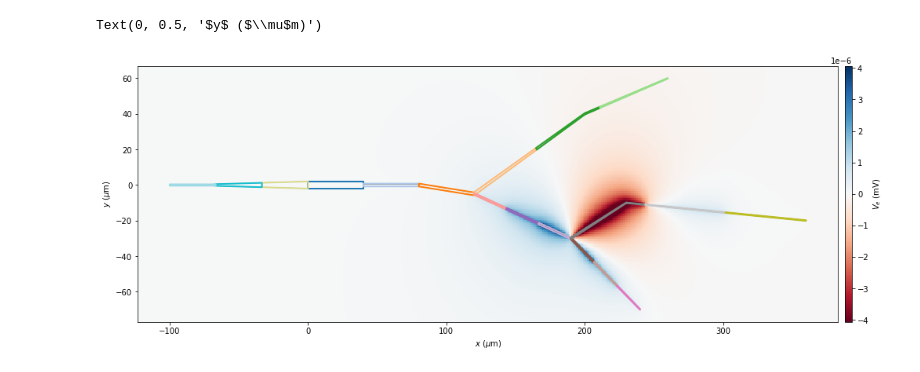
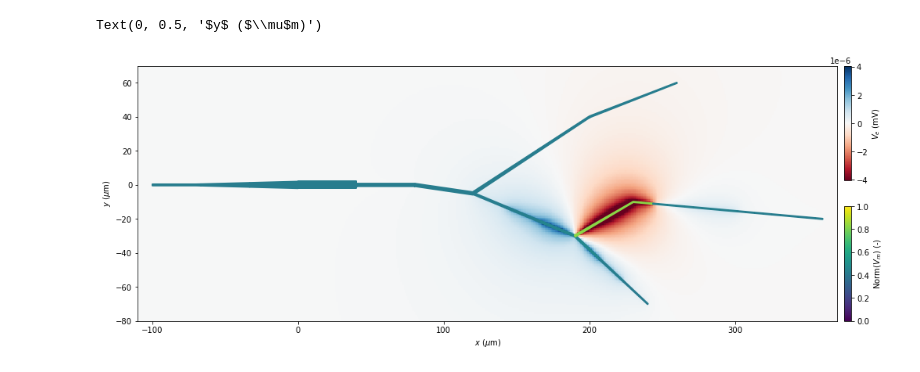
Before and after one commit to LFPy/LFPykit, a Jupyter notebook: examples/Example_Arbor_swc.ipynb, the cells around one changed output. Drawn from its saved outputs; the diff is of its cells as text; code cells hidden in the pictures.

```diff
--- a/examples/Example_Arbor_swc.ipynb
+++ b/examples/Example_Arbor_swc.ipynb
@@ -168,19 +203,18 @@ A = np.pi * d.sum(axis=-1) * np.sqrt(np.diff(d, axis=-1).ravel()**2 + L**2)
 # %%
 def create_polygon(x, y, d):
     """create a outline for each segment defined by 1D arrays `x`, `y`, `d`
-    in x,y-plane
+    in x,y-plane which can be drawn using `plt.Polygon`
 
     Parameters
     ----------
-    x:
-    y:
-    d:
+    x: ndarray
+    y: ndarray
+    d: ndarray
 
     Returns
     -------
-    x, y
+    x, y: nested list
     """
-
     # calculate angles
     dx = abs(np.diff(x))
     dy = np.diff(y)
@@ -196,7 +230,7 @@ def create_polygon(x, y, d):
     x[0] -= 0.5 * d[0] * np.sin(theta[0])
     y[0] += 0.5 * d[0] * np.cos(theta[0])
 
-    # pt3d points between start and end of section, first side
+    # points between start and end of section, first side
     x[1:dx.size] -= 0.25 * d[1:dx.size] * (
         np.sin(theta[:dx.size - 1]) + np.sin(theta[1:dx.size]))
     y[1:dy.size] += 0.25 * d[1:dy.size] * (
@@ -206,12 +240,11 @@ def create_polygon(x, y, d):
     x[dx.size] -= 0.5 * d[dx.size] * np.sin(theta[dx.size])
     y[dy.size] += 0.5 * d[dy.size] * np.cos(theta[dy.size])
 
-    # other side
     # end of section, second side
     x[dx.size + 1] += 0.5 * d[dx.size + 1] * np.sin(theta[dx.size])
     y[dy.size + 1] -= 0.5 * d[dy.size + 1] * np.cos(theta[dy.size])
 
-    # pt3d points between start and end of section, second side
+    # points between start and end of section, second side
     x[::-1][1:dx.size] += 0.25 * d[::-1][1:dx.size] * (
         np.sin(theta[::-1][:dx.size - 1]) + np.sin(theta[::-1][1:dx.size]))
     y[::-1][1:dy.size] -= 0.25 * d[::-1][1:dy.size] * (
@@ -230,7 +263,7 @@ def colorbar(fig, ax, im,
              voffset=0.0,
              orientation='vertical'):
     '''
-    draw colorbar without resizing the axes object to make room
+    draw matplotlib colorbar without resizing the axes object
     '''
     rect = np.array(ax.get_position().bounds)
     rect = np.array(ax.get_position().bounds)
@@ -317,39 +278,45 @@ V_e = M @ cell_geometry.I_m[:, -1]
 # %%
 fig, ax = plt.subplots(1, 1, figsize=(16, 6))
-
 
 # plot pcolormesh plot of V_e
 im_V_e = ax.pcolormesh(X, Y, V_e.reshape(X.shape),
                         shading='auto', cmap='RdBu',
                         vmin=-abs(V_e).max() / 2, vmax=abs(V_e).max() / 2)
-
-cb = colorbar(fig, ax, im_V_e)
+cb = colorbar(fig, ax, im_V_e, height=0.45, voffset=0.55)
 cb.set_label('$V_e$ (mV)')
 
-# outline of segments
-zips = []
-for x_, y_, d_ in zip(x, y, d):
-    zips.append(create_polygon(x_, y_, d_))
-polycol = PolyCollection(zips,
-                         edgecolors='gray',
-                         facecolors='none')
-ax.add_collection(polycol)
 
 # add outline of each CV
+norm = plt.Normalize(vmin=cell_geometry.V_m.min(), vmax=cell_geometry.V_m.max())
+colors = [plt.cm.viridis(norm(v)) for v in cell_geometry.V_m[:, -1]]
 zips = []
 for i in range(I_m.shape[0]):
     inds = CV_ind == i
-    zips.append(create_polygon(x[inds,].flatten(), y[inds,].flatten(), d[inds,].flatten()))
+    zips.append(create_polygon(x[inds, ].flatten(), y[inds, ].flatten(), d[inds, ].flatten()))
 polycol = PolyCollection(zips,
-                         edgecolors=[cmap(i) for i in range(I_m.shape[0])],
-                         facecolors='none',
+                         edgecolors=colors,
+                         facecolors=colors,
                          linewidths=2)
-ax.add_collection(polycol)
+im_V_m = ax.add_collection(polycol)
+
+cb2 = colorbar(fig, ax, im_V_m, height=0.45)
+cb2.set_label(r'$\mathrm{Norm}(V_m)$ (-)')
+
+# outline of segments making up each CV:
+if False:
+    zips = []
+    for x_, y_, d_ in zip(x, y, d):
+        zips.append(create_polygon(x_, y_, d_))
+    polycol = PolyCollection(zips,
+                             edgecolors='gray',
+                             facecolors='none',
+                             linewidths=1)
+    ax.add_collection(polycol)
 
 ax.set_xlim(X.min(), X.max())
 ax.set_ylim(Y.min(), Y.max())
 ax.set_xlabel(r'$x$ ($\mu$m)')
 ax.set_ylabel(r'$y$ ($\mu$m)')
 # %% [output]
 Text(0, 0.5, '$y$ ($\\mu$m)')
-[figure, old version]
+[figure, new version]
```
Also changed, not shown: parts of 9 cells of this notebook, 1 other file.
